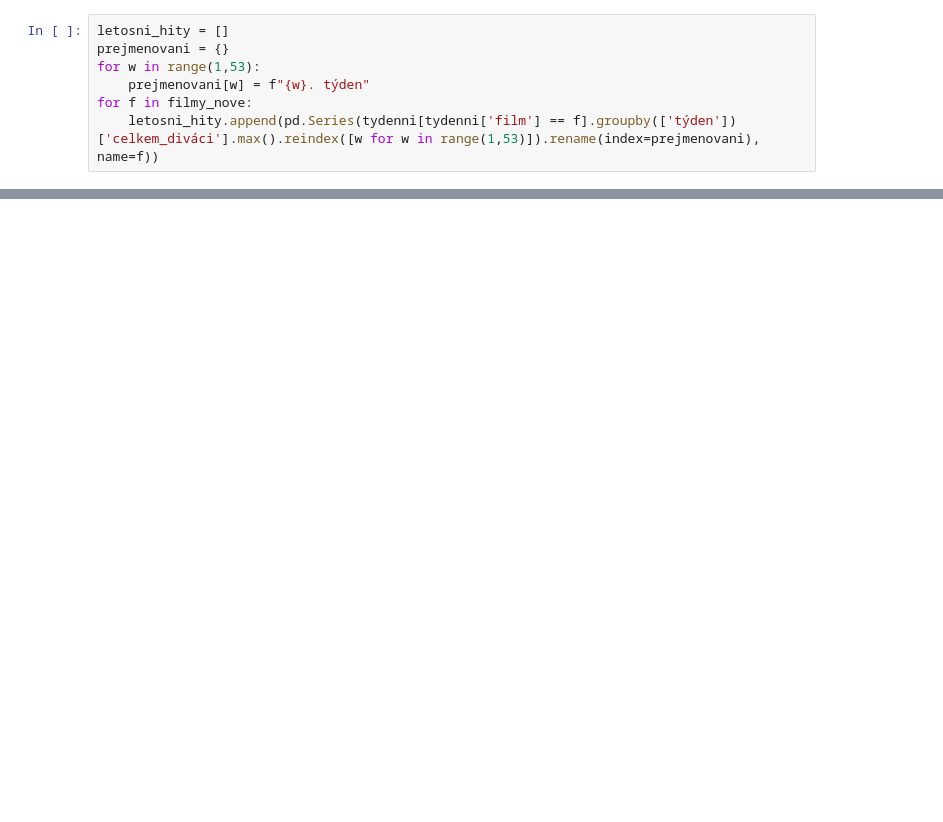
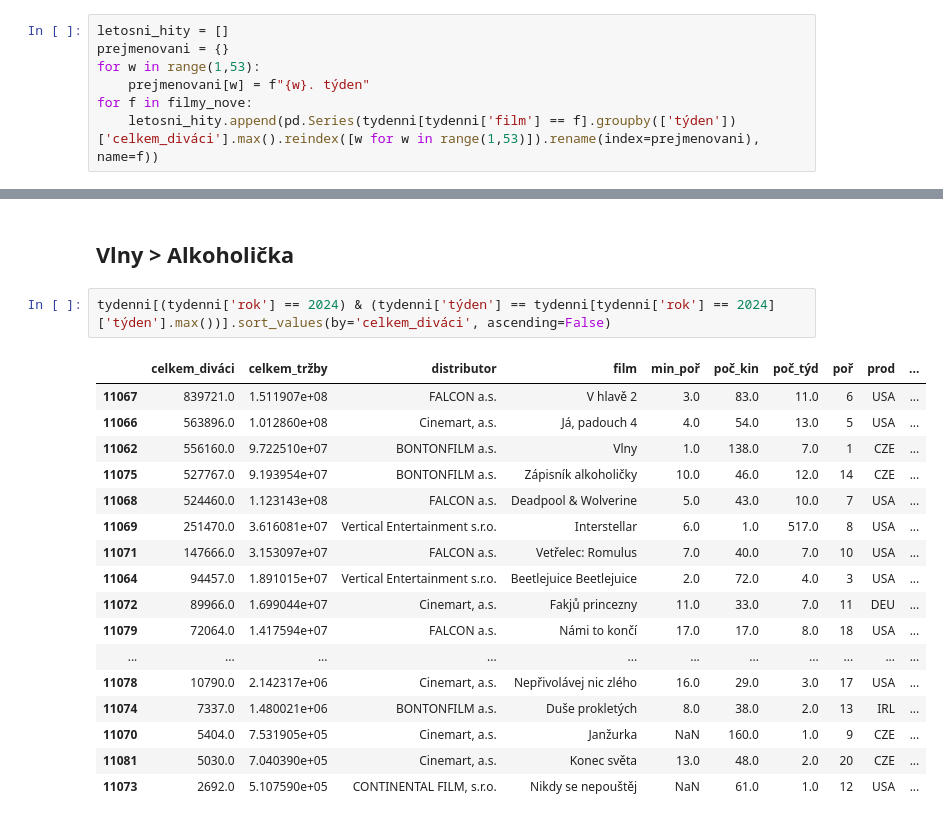
Before and after one commit to DataRozhlas/navstevnost-kin, a Jupyter notebook: 901_rekordní_léto.ipynb, the cells around one changed output, grey strips where cells are left out. Cells and saved outputs as stored; diff of their text form; blank space fills up the shorter version.

Commit message:
39. týden

```diff
--- a/901_rekordní_léto.ipynb
+++ b/901_rekordní_léto.ipynb
@@ -183,2 +221,24 @@ irozhlas_graf(carovy=letosni_hity, target="letosni-hity", kredity=['zdroj dat: U
 # %% [output]
 Graf uložen.
+# %% [markdown]
+## Vlny > Alkoholička
+# %%
+tydenni[(tydenni['rok'] == 2024) & (tydenni['týden'] == tydenni[tydenni['rok'] == 2024]['týden'].max())].sort_values(by='celkem_diváci', ascending=False)
+# %% [output]
+|  | celkem_diváci | celkem_tržby | distributor | film | min_poř | poč_kin | poč_týd | poř | prod | ... |
+| 11067 | 839721.0 | 1.511907e+08 | FALCON a.s. | V hlavě 2 | 3.0 | 83.0 | 11.0 | 6 | USA | ... |
+| 11066 | 563896.0 | 1.012860e+08 | Cinemart, a.s. | Já, padouch 4 | 4.0 | 54.0 | 13.0 | 5 | USA | ... |
+| 11062 | 556160.0 | 9.722510e+07 | BONTONFILM a.s. | Vlny | 1.0 | 138.0 | 7.0 | 1 | CZE | ... |
+| 11075 | 527767.0 | 9.193954e+07 | BONTONFILM a.s. | Zápisník alkoholičky | 10.0 | 46.0 | 12.0 | 14 | CZE | ... |
+| 11068 | 524460.0 | 1.123143e+08 | FALCON a.s. | Deadpool & Wolverine | 5.0 | 43.0 | 10.0 | 7 | USA | ... |
+| 11069 | 251470.0 | 3.616081e+07 | Vertical Entertainment s.r.o. | Interstellar | 6.0 | 1.0 | 517.0 | 8 | USA | ... |
+| 11071 | 147666.0 | 3.153097e+07 | FALCON a.s. | Vetřelec: Romulus | 7.0 | 40.0 | 7.0 | 10 | USA | ... |
+| 11064 | 94457.0 | 1.891015e+07 | Vertical Entertainment s.r.o. | Beetlejuice Beetlejuice | 2.0 | 72.0 | 4.0 | 3 | USA | ... |
+| 11072 | 89966.0 | 1.699044e+07 | Cinemart, a.s. | Fakjů princezny | 11.0 | 33.0 | 7.0 | 11 | DEU | ... |
+| 11079 | 72064.0 | 1.417594e+07 | FALCON a.s. | Námi to končí | 17.0 | 17.0 | 8.0 | 18 | USA | ... |
+| ... | ... | ... | ... | ... | ... | ... | ... | ... | ... | ... |
+| 11078 | 10790.0 | 2.142317e+06 | Cinemart, a.s. | Nepřivolávej nic zlého | 16.0 | 29.0 | 3.0 | 17 | USA | ... |
+| 11074 | 7337.0 | 1.480021e+06 | BONTONFILM a.s. | Duše prokletých | 8.0 | 38.0 | 2.0 | 13 | IRL | ... |
+| 11070 | 5404.0 | 7.531905e+05 | Cinemart, a.s. | Janžurka | NaN | 160.0 | 1.0 | 9 | CZE | ... |
+| 11081 | 5030.0 | 7.040390e+05 | Cinemart, a.s. | Konec světa | 13.0 | 48.0 | 2.0 | 20 | CZE | ... |
+| 11073 | 2692.0 | 5.107590e+05 | CONTINENTAL FILM, s.r.o. | Nikdy se nepouštěj | NaN | 61.0 | 1.0 | 12 | USA | ... |
```
Also changed, not shown: parts of 7 cells of this notebook, 4 other files.
